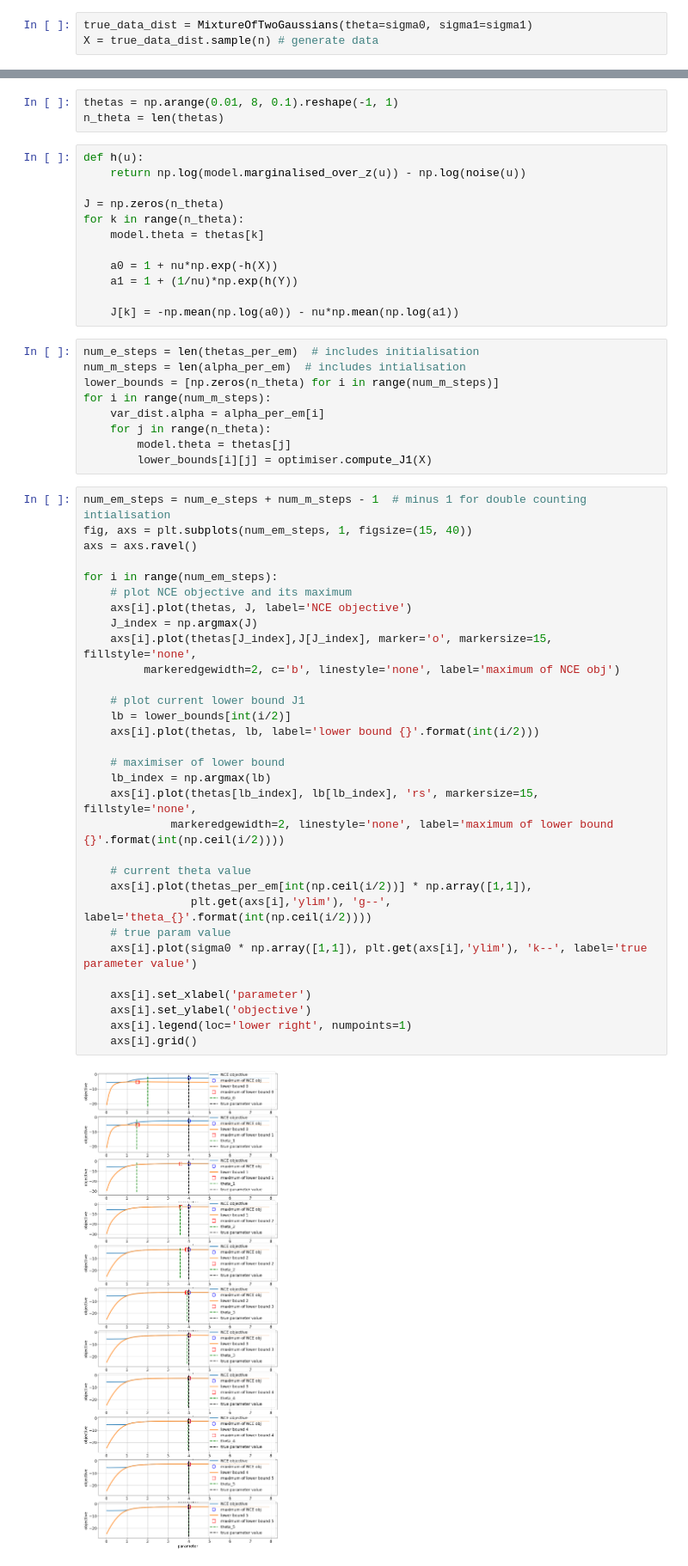
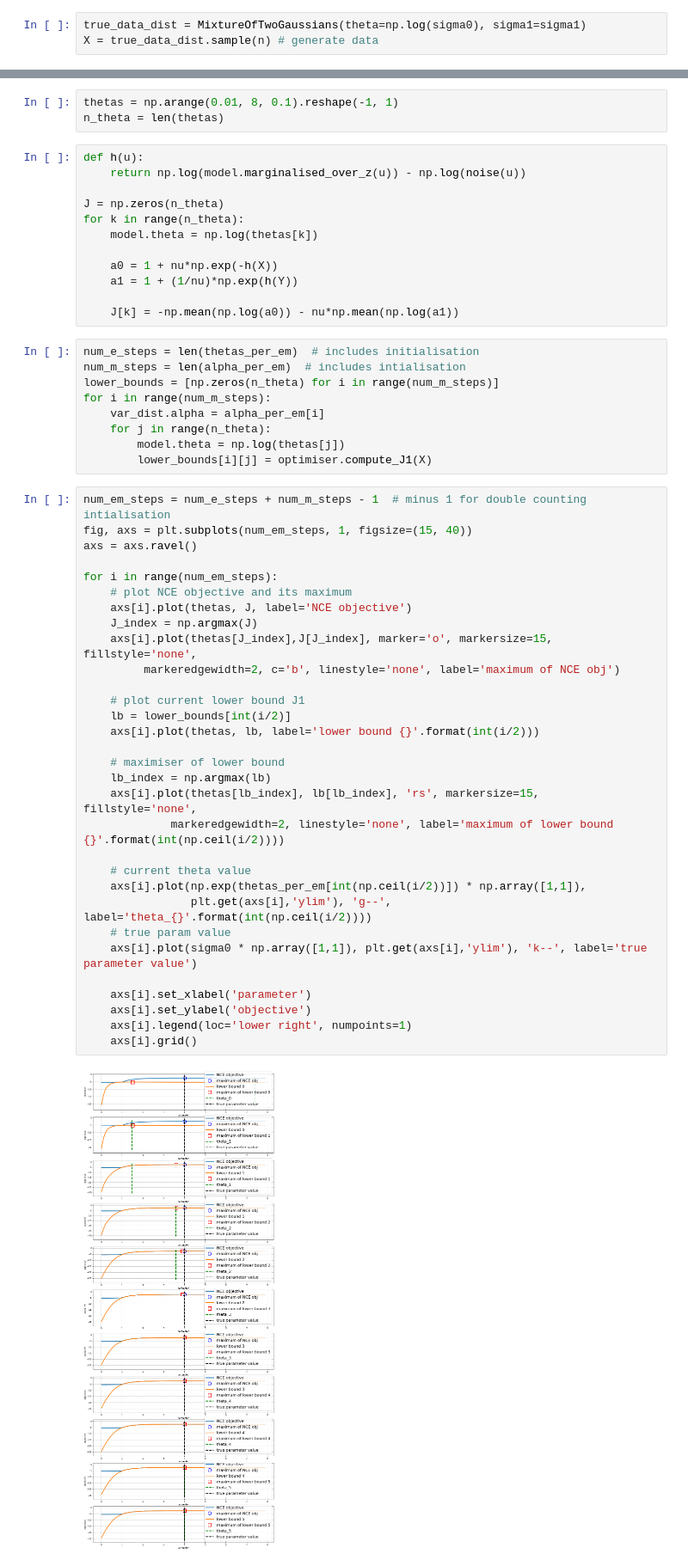
Before and after one commit to benrhodes26/VNCE, a Jupyter notebook: proposal/code/notebooks/2) normalised-mog-variational-em.ipynb, the cells around one changed output, grey strips where cells are left out. Shown at 86% size. Saved outputs shown, nothing was run; the diff lists cells and outputs as text.

Commit message:
Reparameterise theta and separate out latent from non-latent models

```diff
--- a/proposal/code/notebooks/2) normalised-mog-variational-em.ipynb
+++ b/proposal/code/notebooks/2) normalised-mog-variational-em.ipynb
@@ -107,7 +107,7 @@ nu = 5 # nu is the ratio of noise to data samples in NCE
 
 theta0 = 0.5  # initial theta
 # %%
-true_data_dist = MixtureOfTwoGaussians(theta=sigma0, sigma1=sigma1)
+true_data_dist = MixtureOfTwoGaussians(theta=np.log(sigma0), sigma1=sigma1)
 X = true_data_dist.sample(n) # generate data
 # %%
 model = MixtureOfTwoGaussians(theta0, sigma1=sigma1)
@@ -147,7 +147,7 @@ def h(u):
 
 J = np.zeros(n_theta)
 for k in range(n_theta):
-    model.theta = thetas[k]
+    model.theta = np.log(thetas[k])
 
     a0 = 1 + nu*np.exp(-h(X))
     a1 = 1 + (1/nu)*np.exp(h(Y))
@@ -160,38 +160,38 @@ lower_bounds = [np.zeros(n_theta) for i in range(num_m_steps)]
 for i in range(num_m_steps):
     var_dist.alpha = alpha_per_em[i]
     for j in range(n_theta):
-        model.theta = thetas[j]
+        model.theta = np.log(thetas[j])
         lower_bounds[i][j] = optimiser.compute_J1(X)
 # %%
 num_em_steps = num_e_steps + num_m_steps - 1  # minus 1 for double counting intialisation
 fig, axs = plt.subplots(num_em_steps, 1, figsize=(15, 40))
 axs = axs.ravel()
 
 for i in range(num_em_steps):
     # plot NCE objective and its maximum
     axs[i].plot(thetas, J, label='NCE objective')
     J_index = np.argmax(J)
     axs[i].plot(thetas[J_index],J[J_index], marker='o', markersize=15, fillstyle='none',
          markeredgewidth=2, c='b', linestyle='none', label='maximum of NCE obj')
 
     # plot current lower bound J1
     lb = lower_bounds[int(i/2)]
     axs[i].plot(thetas, lb, label='lower bound {}'.format(int(i/2)))
 
     # maximiser of lower bound
     lb_index = np.argmax(lb)
     axs[i].plot(thetas[lb_index], lb[lb_index], 'rs', markersize=15, fillstyle='none',
              markeredgewidth=2, linestyle='none', label='maximum of lower bound {}'.format(int(np.ceil(i/2))))
 
     # current theta value
-    axs[i].plot(thetas_per_em[int(np.ceil(i/2))] * np.array([1,1]),
+    axs[i].plot(np.exp(thetas_per_em[int(np.ceil(i/2))]) * np.array([1,1]),
                 plt.get(axs[i],'ylim'), 'g--', label='theta_{}'.format(int(np.ceil(i/2))))
     # true param value
     axs[i].plot(sigma0 * np.array([1,1]), plt.get(axs[i],'ylim'), 'k--', label='true parameter value')
 
     axs[i].set_xlabel('parameter')
     axs[i].set_ylabel('objective')
     axs[i].legend(loc='lower right', numpoints=1)
     axs[i].grid()
 # %% [output]
-[figure, old version]
+[figure, new version]
```
Also changed, not shown: parts of 1 cell of this notebook, 8 other files.
